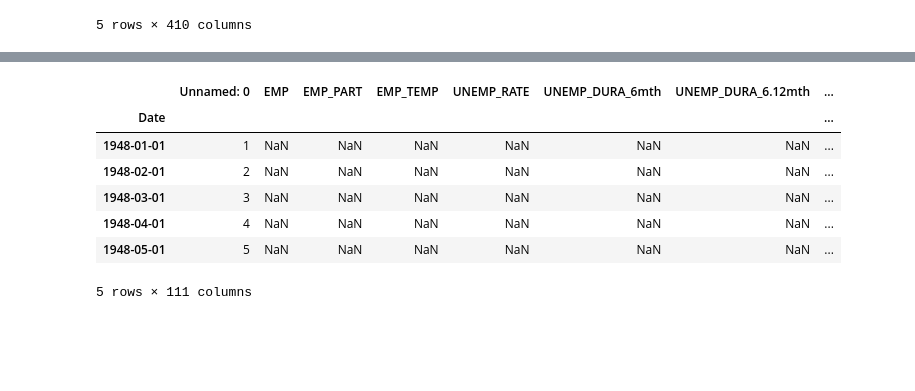
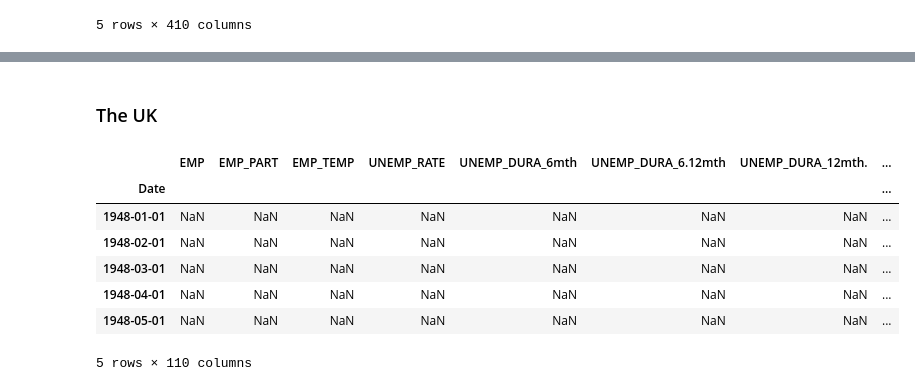
Before and after one commit to vitaliiveremiienko/GRA4160_project, a Jupyter notebook: main.ipynb, the cells around one changed output, grey strips where cells are left out. Cells and saved outputs as stored; diff of their text form; code cells hidden in the pictures; blank space fills up the shorter version.

```diff
--- a/main.ipynb
+++ b/main.ipynb
@@ -1414,15 +2151,19 @@ df_canada_short["IP_new"].plot()
+# %% [markdown]
+### The UK
 # %%
 df_uk = pd.read_csv("UKMD_January_2024/tr_uk_md.csv")
 #df_canada.drop(columns = ['Unnamed: 0'], inplace=True)
 df_uk.index = df_uk["Date"]
 del df_uk["Date"]
+df_uk["IOP_PROD"] = np.log((df_uk["IOP_PROD"] + 1).cumprod()).diff(12) * 100
+del df_uk["Unnamed: 0"]
 df_uk.head()
 # %% [output]
-|  | Unnamed: 0 | EMP | EMP_PART | EMP_TEMP | UNEMP_RATE | UNEMP_DURA_6mth | UNEMP_DURA_6.12mth | ... |
+|  | EMP | EMP_PART | EMP_TEMP | UNEMP_RATE | UNEMP_DURA_6mth | UNEMP_DURA_6.12mth | UNEMP_DURA_12mth. | ... |
 | Date |  |  |  |  |  |  |  | ... |
-| 1948-01-01 | 1 | NaN | NaN | NaN | NaN | NaN | NaN | ... |
-| 1948-02-01 | 2 | NaN | NaN | NaN | NaN | NaN | NaN | ... |
-| 1948-03-01 | 3 | NaN | NaN | NaN | NaN | NaN | NaN | ... |
-| 1948-04-01 | 4 | NaN | NaN | NaN | NaN | NaN | NaN | ... |
-| 1948-05-01 | 5 | NaN | NaN | NaN | NaN | NaN | NaN | ... |
+| 1948-01-01 | NaN | NaN | NaN | NaN | NaN | NaN | NaN | ... |
+| 1948-02-01 | NaN | NaN | NaN | NaN | NaN | NaN | NaN | ... |
+| 1948-03-01 | NaN | NaN | NaN | NaN | NaN | NaN | NaN | ... |
+| 1948-04-01 | NaN | NaN | NaN | NaN | NaN | NaN | NaN | ... |
+| 1948-05-01 | NaN | NaN | NaN | NaN | NaN | NaN | NaN | ... |
-5 rows × 111 columns
+5 rows × 110 columns
```
Also changed, not shown: parts of 65 cells of this notebook, 6 other files.
